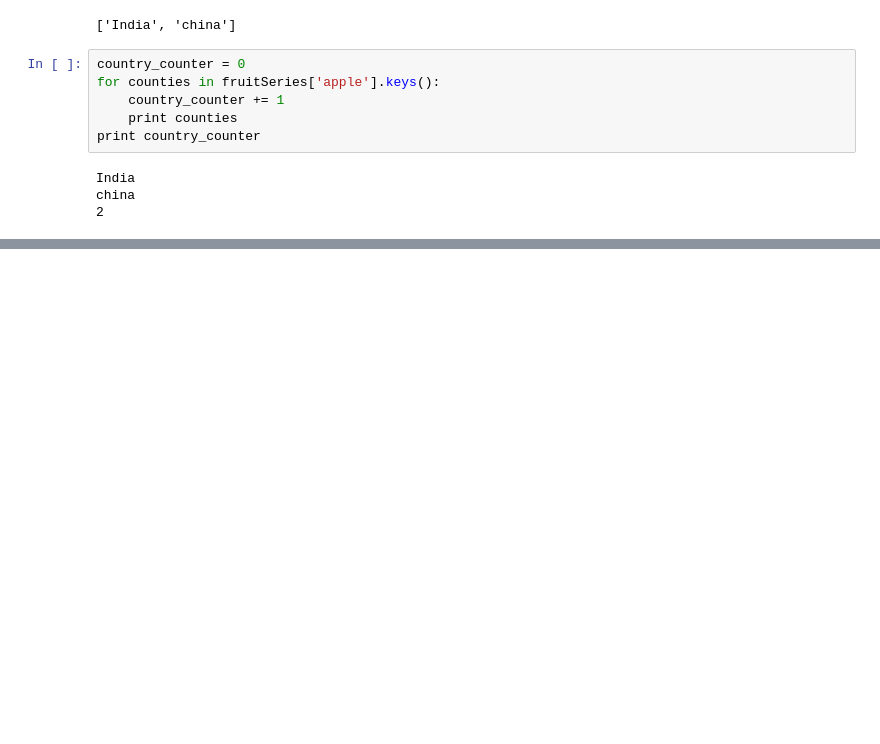
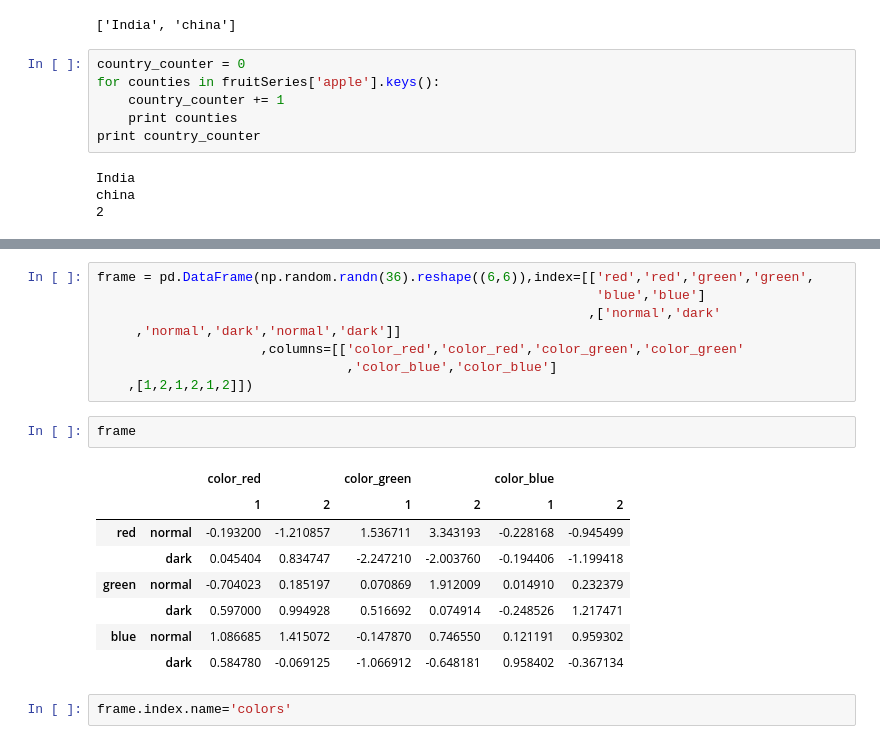
Before and after one commit to dipayandutta/Data-Visualisation, a Jupyter notebook: pandas_notes.ipynb, the cells around one changed output, grey strips where cells are left out. Saved outputs shown, nothing was run; the diff lists cells and outputs as text; blank space fills up the shorter version.

```diff
--- a/pandas_notes.ipynb
+++ b/pandas_notes.ipynb
@@ -343,0 +1364,21 @@ china
+# %%
+frame = pd.DataFrame(np.random.randn(36).reshape((6,6)),index=[['red','red','green','green',
+                                                                'blue','blue']
+                                                               ,['normal','dark'
+     ,'normal','dark','normal','dark']]
+                     ,columns=[['color_red','color_red','color_green','color_green'
+                                ,'color_blue','color_blue']
+    ,[1,2,1,2,1,2]])
+# %%
+frame
+# %% [output]
+|  |  | color_red |  | color_green |  | color_blue |  |
+|  |  | 1 | 2 | 1 | 2 | 1 | 2 |
+| red | normal | -0.193200 | -1.210857 | 1.536711 | 3.343193 | -0.228168 | -0.945499 |
+|  | dark | 0.045404 | 0.834747 | -2.247210 | -2.003760 | -0.194406 | -1.199418 |
+| green | normal | -0.704023 | 0.185197 | 0.070869 | 1.912009 | 0.014910 | 0.232379 |
+|  | dark | 0.597000 | 0.994928 | 0.516692 | 0.074914 | -0.248526 | 1.217471 |
+| blue | normal | 1.086685 | 1.415072 | -0.147870 | 0.746550 | 0.121191 | 0.959302 |
+|  | dark | 0.584780 | -0.069125 | -1.066912 | -0.648181 | 0.958402 | -0.367134 |
+# %%
+frame.index.name='colors'
```
Also changed, not shown: parts of 200 cells of this notebook.
